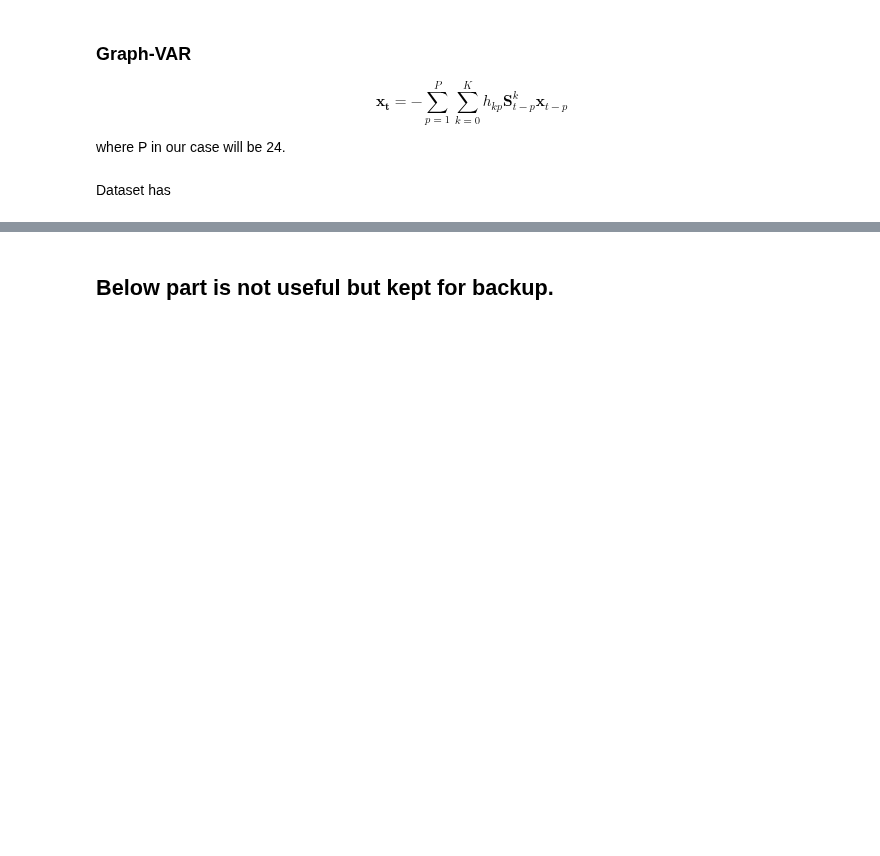
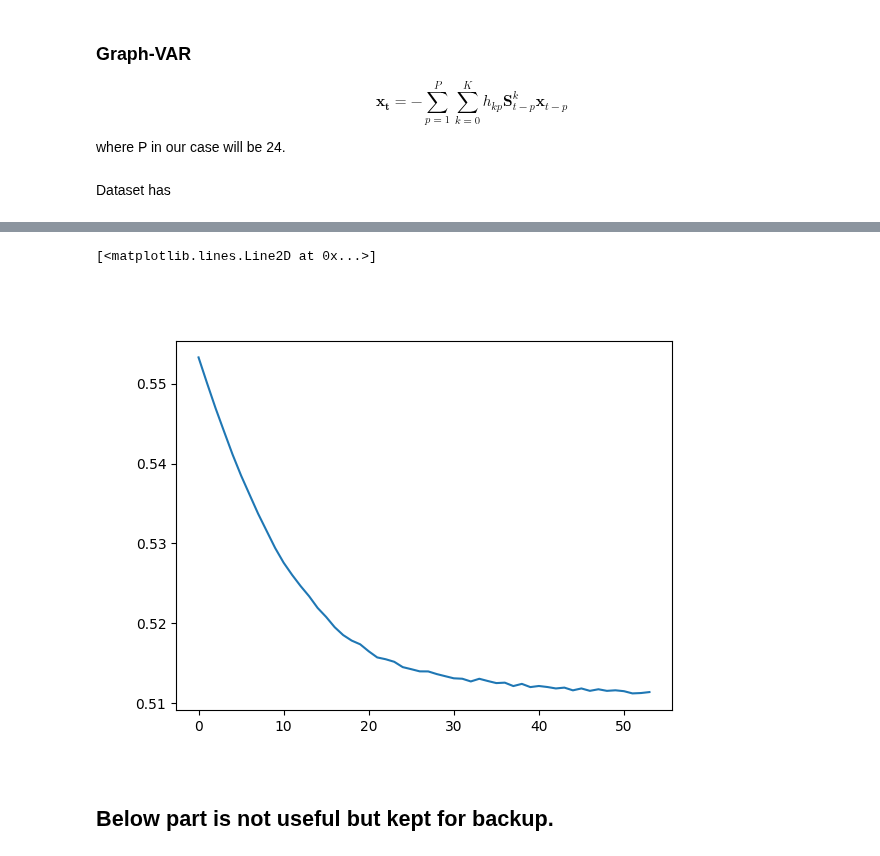
Before and after one commit to spetznick/ml4gd-project-group-3, a Jupyter notebook: Dynamic Graph Forecasting.ipynb, the cells around one changed output, grey strips where cells are left out. Saved outputs shown, nothing was run; the diff lists cells and outputs as text; code cells hidden in the pictures; blank space fills up the shorter version.

```diff
--- a/Dynamic Graph Forecasting.ipynb
+++ b/Dynamic Graph Forecasting.ipynb
@@ -630,3 +671,4 @@ KeyboardInterrupt
 # %%
-fig, ax = plt.subplots()
-ax.plot(train_losses)
+# %% [output]
+[<matplotlib.lines.Line2D at 0x...>]
+[figure, added]
```
Also changed, not shown: parts of 24 cells of this notebook, 1 other file.
